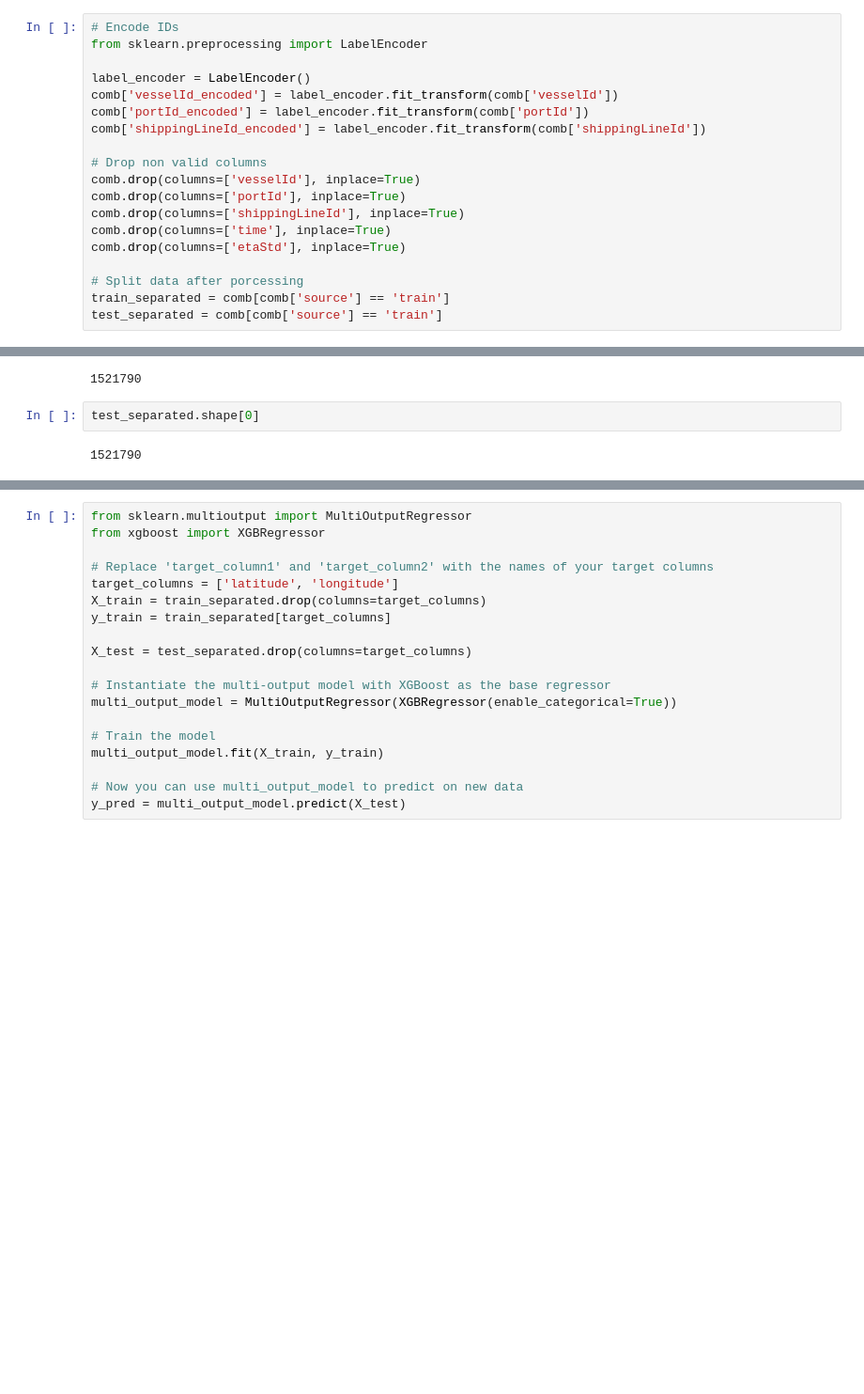
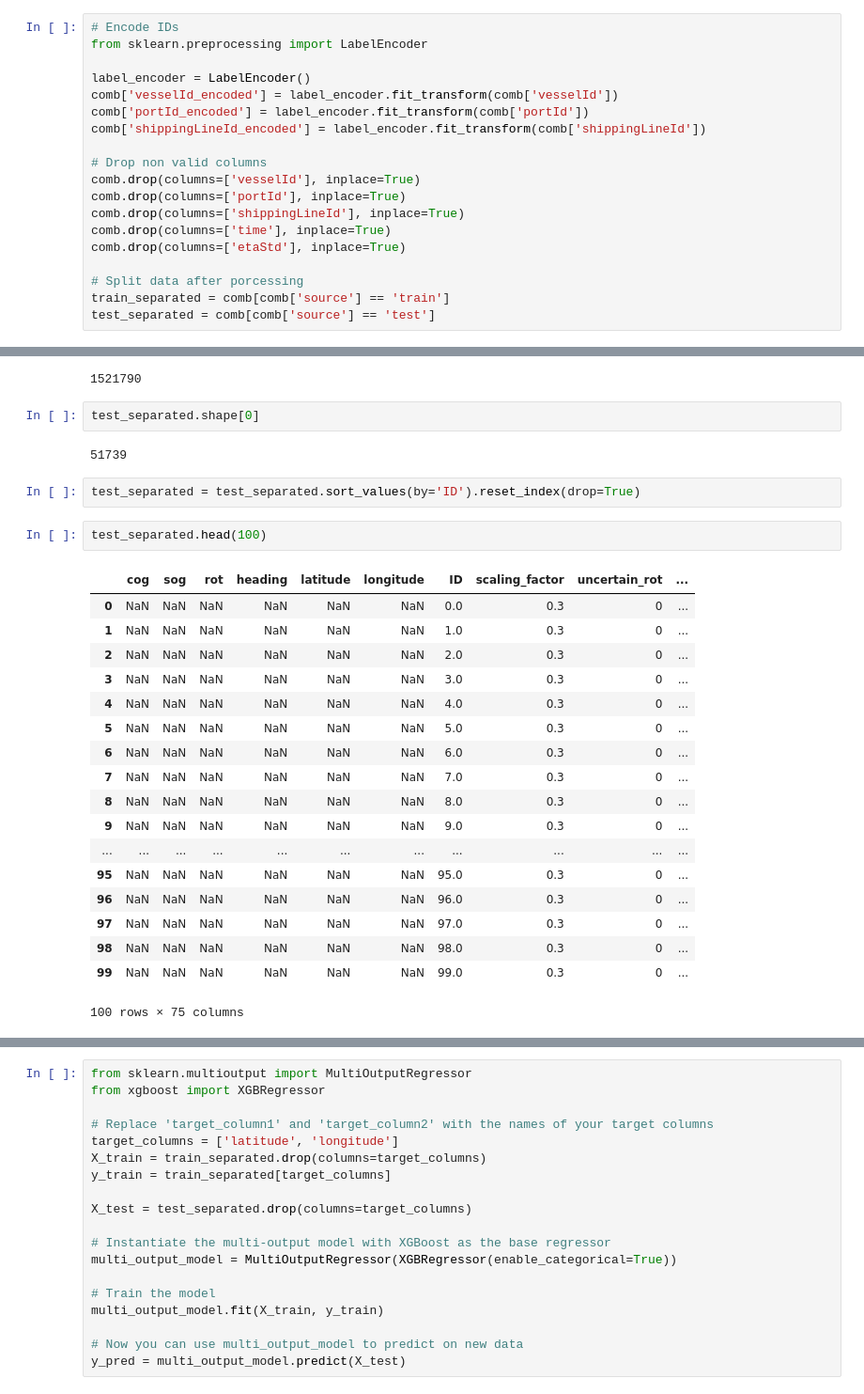
Before and after one commit to SPiso3/TDT4173-ML, a Jupyter notebook: data_proc_2.0.ipynb, the cells around one changed output, grey strips where cells are left out. Shown at 94% size. Saved outputs shown, nothing was run; the diff lists cells and outputs as text; blank space fills up the shorter version.

```diff
--- a/data_proc_2.0.ipynb
+++ b/data_proc_2.0.ipynb
@@ -367,15 +378,38 @@ comb.drop(columns=['etaStd'], inplace=True)
 
 # Split data after porcessing
 train_separated = comb[comb['source'] == 'train']
-test_separated = comb[comb['source'] == 'train']
+test_separated = comb[comb['source'] == 'test']
 # %%
 train_separated.shape[0]
 # %% [output]
 1521790
+# %%
+test_separated.shape[0]
+# %% [output]
+51739
 # %%
-test_separated.shape[0]
+test_separated = test_separated.sort_values(by='ID').reset_index(drop=True)
-# %% [output]
-1521790
+# %%
+test_separated.head(100)
+# %% [output]
+|  | cog | sog | rot | heading | latitude | longitude | ID | scaling_factor | uncertain_rot | ... |
+| 0 | NaN | NaN | NaN | NaN | NaN | NaN | 0.0 | 0.3 | 0 | ... |
+| 1 | NaN | NaN | NaN | NaN | NaN | NaN | 1.0 | 0.3 | 0 | ... |
+| 2 | NaN | NaN | NaN | NaN | NaN | NaN | 2.0 | 0.3 | 0 | ... |
+| 3 | NaN | NaN | NaN | NaN | NaN | NaN | 3.0 | 0.3 | 0 | ... |
+| 4 | NaN | NaN | NaN | NaN | NaN | NaN | 4.0 | 0.3 | 0 | ... |
+| 5 | NaN | NaN | NaN | NaN | NaN | NaN | 5.0 | 0.3 | 0 | ... |
+| 6 | NaN | NaN | NaN | NaN | NaN | NaN | 6.0 | 0.3 | 0 | ... |
+| 7 | NaN | NaN | NaN | NaN | NaN | NaN | 7.0 | 0.3 | 0 | ... |
+| 8 | NaN | NaN | NaN | NaN | NaN | NaN | 8.0 | 0.3 | 0 | ... |
+| 9 | NaN | NaN | NaN | NaN | NaN | NaN | 9.0 | 0.3 | 0 | ... |
+| ... | ... | ... | ... | ... | ... | ... | ... | ... | ... | ... |
+| 95 | NaN | NaN | NaN | NaN | NaN | NaN | 95.0 | 0.3 | 0 | ... |
+| 96 | NaN | NaN | NaN | NaN | NaN | NaN | 96.0 | 0.3 | 0 | ... |
+| 97 | NaN | NaN | NaN | NaN | NaN | NaN | 97.0 | 0.3 | 0 | ... |
+| 98 | NaN | NaN | NaN | NaN | NaN | NaN | 98.0 | 0.3 | 0 | ... |
+| 99 | NaN | NaN | NaN | NaN | NaN | NaN | 99.0 | 0.3 | 0 | ... |
+100 rows × 75 columns
 # %%
 test_separated.drop(columns=['source'], inplace=True)
 train_separated.drop(columns=['source'], inplace=True)
```
Also changed, not shown: parts of 5 cells of this notebook, 1 other file.
